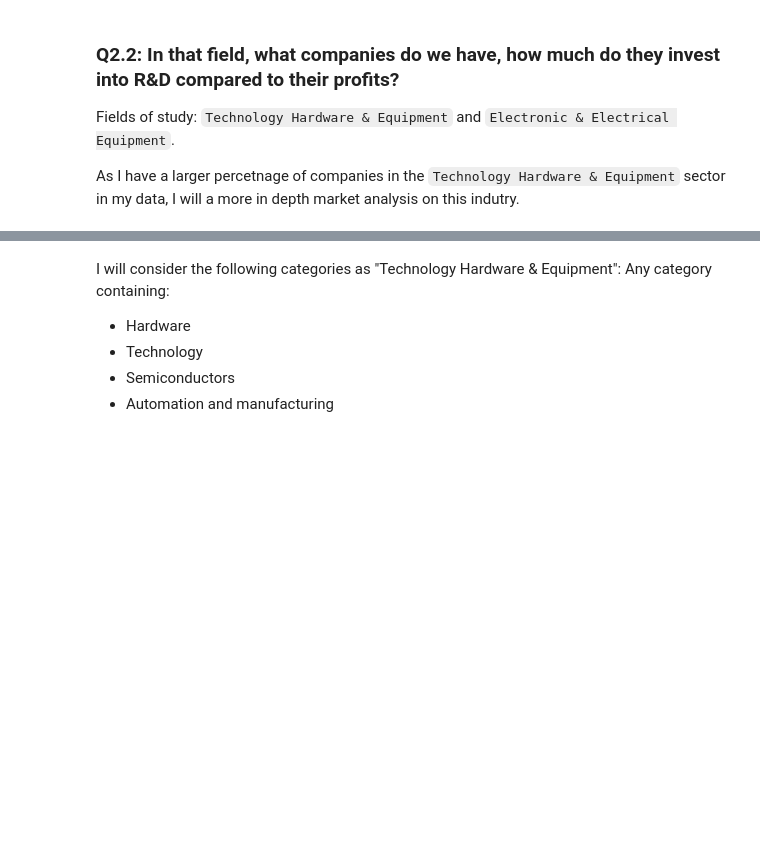
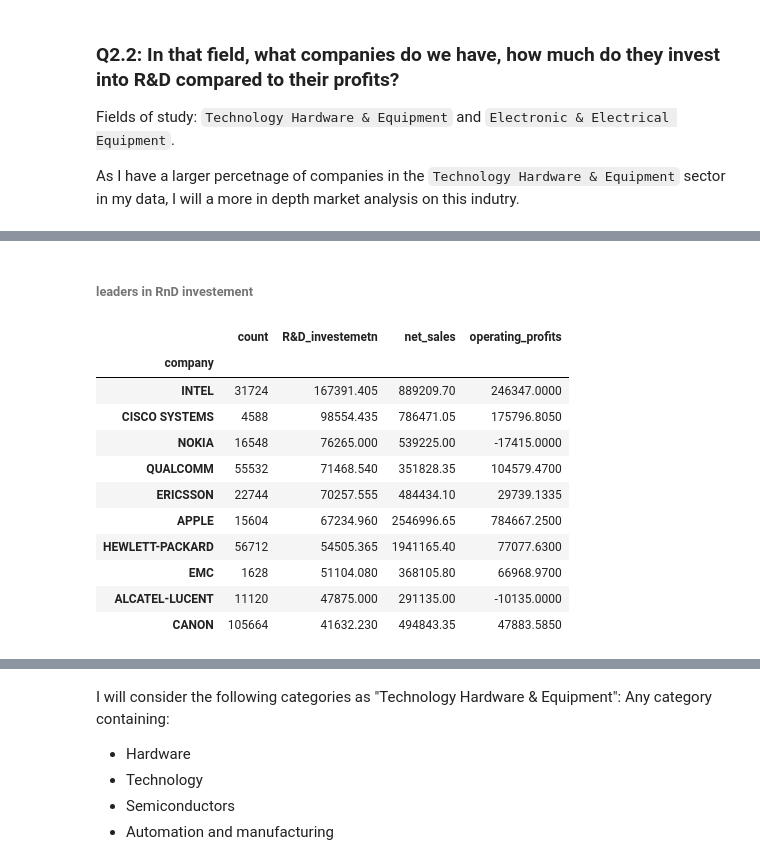
Before and after one commit to FHnt97/Project-Week-8-Final-Project, a Jupyter notebook: your-project/01_code/03_BONUS.ipynb, the cells around one changed output, grey strips where cells are left out. Saved outputs shown, nothing was run; the diff lists cells and outputs as text; code cells hidden in the pictures; blank space fills up the shorter version.

```diff
--- a/your-project/01_code/03_BONUS.ipynb
+++ b/your-project/01_code/03_BONUS.ipynb
@@ -317,0 +340,17 @@ df_industry.head()
+# %% [markdown]
+###### leaders in RnD investement
+# %%
+dfg_industry.sort_values("R&D_investemetn", ascending=False).head(10)
+# %% [output]
+|  | count | R&D_investemetn | net_sales | operating_profits |
+| company |  |  |  |  |
+| INTEL | 31724 | 167391.405 | 889209.70 | 246347.0000 |
+| CISCO SYSTEMS | 4588 | 98554.435 | 786471.05 | 175796.8050 |
+| NOKIA | 16548 | 76265.000 | 539225.00 | -17415.0000 |
+| QUALCOMM | 55532 | 71468.540 | 351828.35 | 104579.4700 |
+| ERICSSON | 22744 | 70257.555 | 484434.10 | 29739.1335 |
+| APPLE | 15604 | 67234.960 | 2546996.65 | 784667.2500 |
+| HEWLETT-PACKARD | 56712 | 54505.365 | 1941165.40 | 77077.6300 |
+| EMC | 1628 | 51104.080 | 368105.80 | 66968.9700 |
+| ALCATEL-LUCENT | 11120 | 47875.000 | 291135.00 | -10135.0000 |
+| CANON | 105664 | 41632.230 | 494843.35 | 47883.5850 |
```
Also changed, not shown: parts of 13 cells of this notebook.
